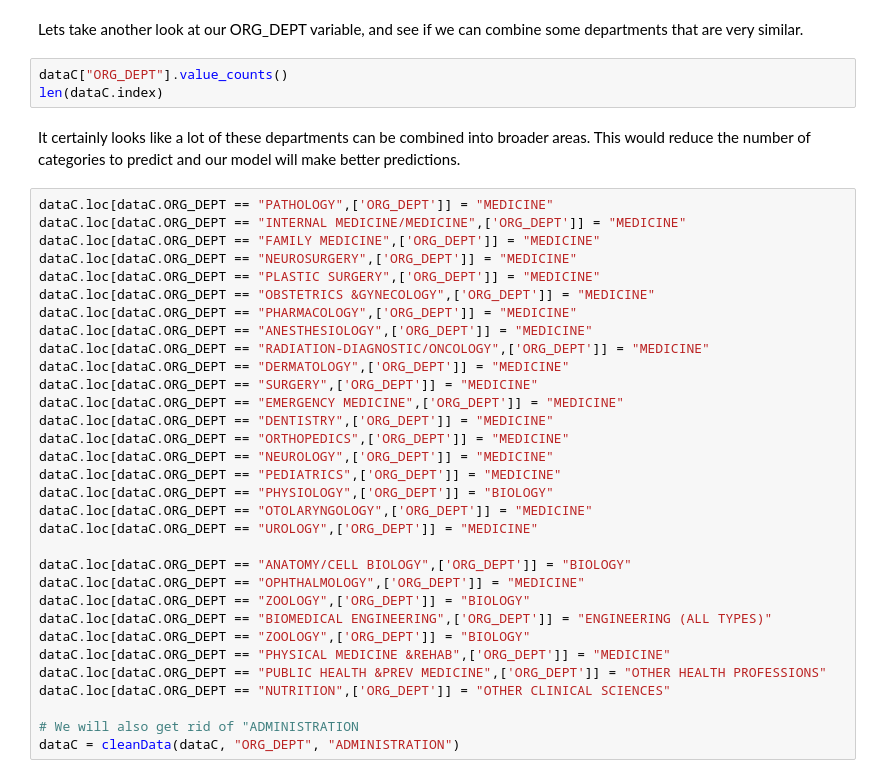
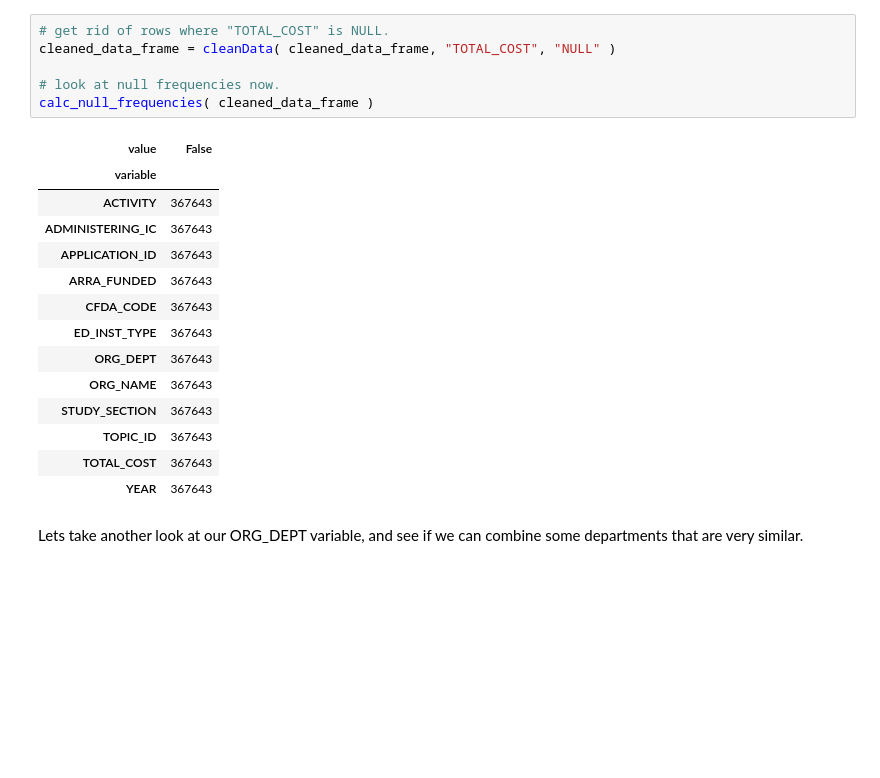
Before and after one commit to American-Institutes-for-Research/dsaa-cssip-big-data-workbooks, a Jupyter notebook: 07. Machine Learning/Machine Learning.ipynb, the cells around one changed output. Cells and saved outputs as stored; diff of their text form; blank space fills up the shorter version.

```diff
--- a/07. Machine Learning/Machine Learning.ipynb
+++ b/07. Machine Learning/Machine Learning.ipynb
@@ -181,39 +565,23 @@ print_null_freq(dataC)
+# %%
+# get rid of rows where "TOTAL_COST" is NULL.
+cleaned_data_frame = cleanData( cleaned_data_frame, "TOTAL_COST", "NULL" )
+
+# look at null frequencies now.
+calc_null_frequencies( cleaned_data_frame )
+# %% [output]
+| value | False |
+| variable |  |
+| ACTIVITY | 367643 |
+| ADMINISTERING_IC | 367643 |
+| APPLICATION_ID | 367643 |
+| ARRA_FUNDED | 367643 |
+| CFDA_CODE | 367643 |
+| ED_INST_TYPE | 367643 |
+| ORG_DEPT | 367643 |
+| ORG_NAME | 367643 |
+| STUDY_SECTION | 367643 |
+| TOPIC_ID | 367643 |
+| TOTAL_COST | 367643 |
+| YEAR | 367643 |
 # %% [markdown]
 Lets take another look at our ORG_DEPT variable, and see if we can combine some departments that are very similar.
-# %%
-dataC["ORG_DEPT"].value_counts()
-len(dataC.index)
-# %% [markdown]
-It certainly looks like a lot of these departments can be combined into broader areas. This would reduce the number of categories to predict and our model will make better predictions.
-# %%
-dataC.loc[dataC.ORG_DEPT == "PATHOLOGY",['ORG_DEPT']] = "MEDICINE"
-dataC.loc[dataC.ORG_DEPT == "INTERNAL MEDICINE/MEDICINE",['ORG_DEPT']] = "MEDICINE"
-dataC.loc[dataC.ORG_DEPT == "FAMILY MEDICINE",['ORG_DEPT']] = "MEDICINE"
-dataC.loc[dataC.ORG_DEPT == "NEUROSURGERY",['ORG_DEPT']] = "MEDICINE"
-dataC.loc[dataC.ORG_DEPT == "PLASTIC SURGERY",['ORG_DEPT']] = "MEDICINE"
-dataC.loc[dataC.ORG_DEPT == "OBSTETRICS &GYNECOLOGY",['ORG_DEPT']] = "MEDICINE"
-dataC.loc[dataC.ORG_DEPT == "PHARMACOLOGY",['ORG_DEPT']] = "MEDICINE"
-dataC.loc[dataC.ORG_DEPT == "ANESTHESIOLOGY",['ORG_DEPT']] = "MEDICINE"
-dataC.loc[dataC.ORG_DEPT == "RADIATION-DIAGNOSTIC/ONCOLOGY",['ORG_DEPT']] = "MEDICINE"
-dataC.loc[dataC.ORG_DEPT == "DERMATOLOGY",['ORG_DEPT']] = "MEDICINE"
-dataC.loc[dataC.ORG_DEPT == "SURGERY",['ORG_DEPT']] = "MEDICINE"
-dataC.loc[dataC.ORG_DEPT == "EMERGENCY MEDICINE",['ORG_DEPT']] = "MEDICINE"
-dataC.loc[dataC.ORG_DEPT == "DENTISTRY",['ORG_DEPT']] = "MEDICINE"
-dataC.loc[dataC.ORG_DEPT == "ORTHOPEDICS",['ORG_DEPT']] = "MEDICINE"
-dataC.loc[dataC.ORG_DEPT == "NEUROLOGY",['ORG_DEPT']] = "MEDICINE"
-dataC.loc[dataC.ORG_DEPT == "PEDIATRICS",['ORG_DEPT']] = "MEDICINE"
-dataC.loc[dataC.ORG_DEPT == "PHYSIOLOGY",['ORG_DEPT']] = "BIOLOGY"
-dataC.loc[dataC.ORG_DEPT == "OTOLARYNGOLOGY",['ORG_DEPT']] = "MEDICINE"
-dataC.loc[dataC.ORG_DEPT == "UROLOGY",['ORG_DEPT']] = "MEDICINE"
-
-dataC.loc[dataC.ORG_DEPT == "ANATOMY/CELL BIOLOGY",['ORG_DEPT']] = "BIOLOGY"
-dataC.loc[dataC.ORG_DEPT == "OPHTHALMOLOGY",['ORG_DEPT']] = "MEDICINE"
-dataC.loc[dataC.ORG_DEPT == "ZOOLOGY",['ORG_DEPT']] = "BIOLOGY"
-dataC.loc[dataC.ORG_DEPT == "BIOMEDICAL ENGINEERING",['ORG_DEPT']] = "ENGINEERING (ALL TYPES)"
-dataC.loc[dataC.ORG_DEPT == "ZOOLOGY",['ORG_DEPT']] = "BIOLOGY"
-dataC.loc[dataC.ORG_DEPT == "PHYSICAL MEDICINE &REHAB",['ORG_DEPT']] = "MEDICINE"
-dataC.loc[dataC.ORG_DEPT == "PUBLIC HEALTH &PREV MEDICINE",['ORG_DEPT']] = "OTHER HEALTH PROFESSIONS"
-dataC.loc[dataC.ORG_DEPT == "NUTRITION",['ORG_DEPT']] = "OTHER CLINICAL SCIENCES"
-
-# We will also get rid of "ADMINISTRATION
-dataC = cleanData(dataC, "ORG_DEPT", "ADMINISTRATION")
```
Also changed, not shown: parts of 114 cells of this notebook.
